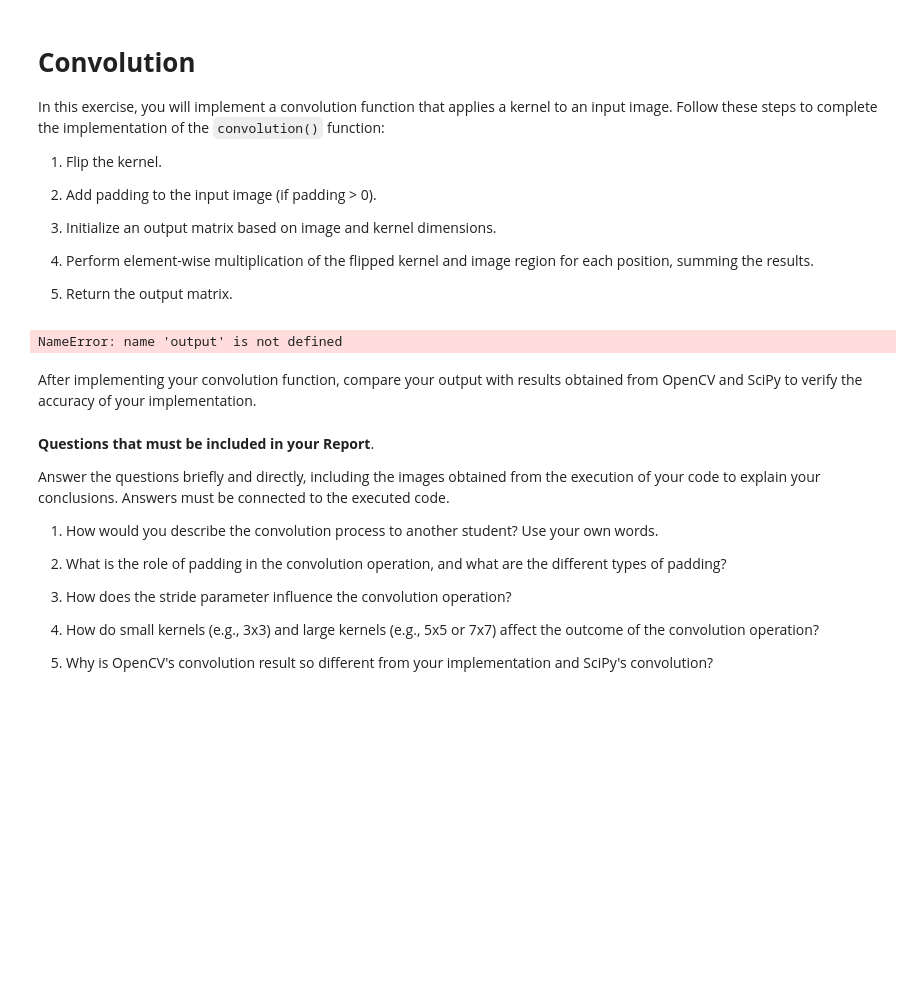
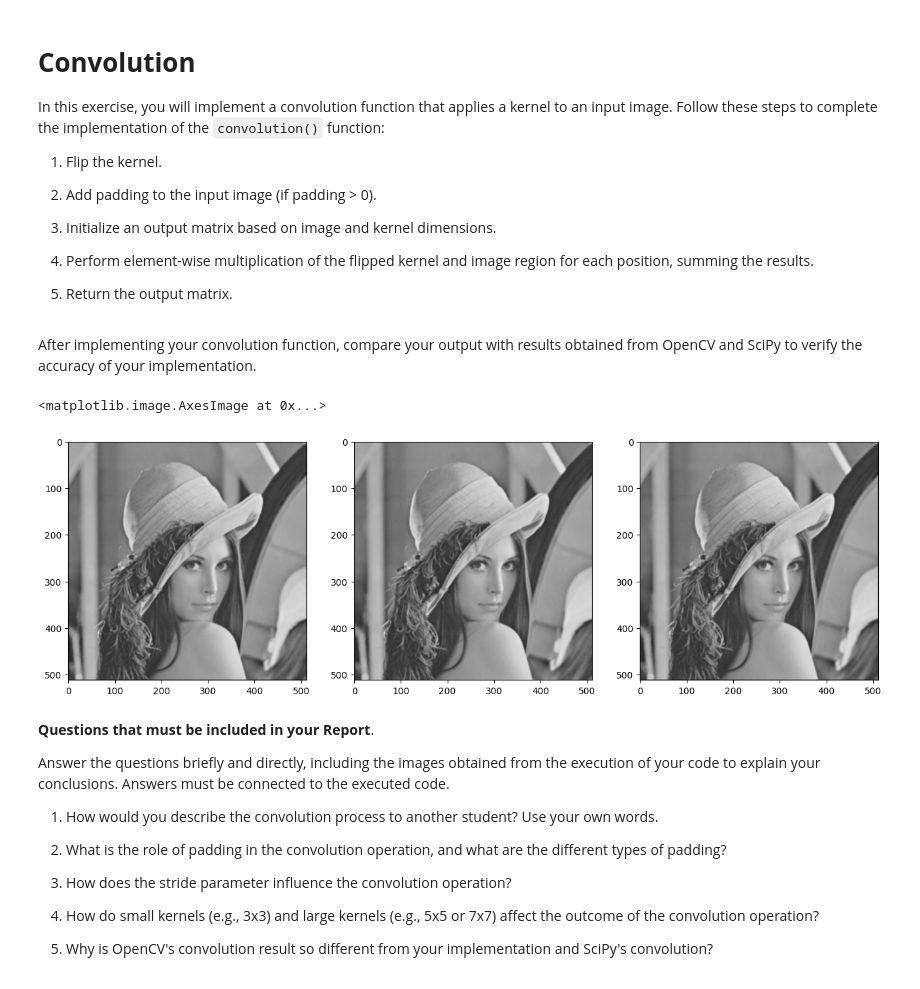
Before and after one commit to Pablo-H-H/Proyecto-1-Vision-Por-Computador, a Jupyter notebook: Project1.ipynb, the cells around one changed output. Cells and saved outputs as stored; diff of their text form; code cells hidden in the pictures; blank space fills up the shorter version.

Commit message:
Convolution hasta sobel filter

```diff
--- a/Project1.ipynb
+++ b/Project1.ipynb
@@ -28,44 +28,3 @@ In this exercise, you will implement a convolution function that applies a kerne
 4. Perform element-wise multiplication of the flipped kernel and image region for each position, summing the results.
 
 5. Return the output matrix.
-# %%
-# Import libraries
-...
-
-# Load an image (grayscale and color)
-image = ...
-
-# Create a kernel
-kernel = ...
-
-# Set needed variables
-padding = ...
-stride = ...
-
-def convolution(image, kernel, padding=0, stride=1):
-    """
-    Performs a convolution operation on a multi-channel image using a given kernel.
-
-    Parameters:
-      image: A 2D array representing the input image (height, width).
-      kernel: A 2D array representing the convolution kernel (height, width).
-      padding: An integer representing the amount of padding.
-      stride: An integer representing the step size for moving the kernel.
-
-    Returns:
-      An array representing the output image after applying the convolution operation.
-    """
-    # Remember to flip the kernel
-    # Use the np.pad() function for padding, and implement only one padding mode (e.g., constant)
-    # Your code goes here!
-
-    return output
-
-
-# Apply your convolution
-custom_result = convolution(image, kernel, padding, stride)
-
-# Display the image and convolved_image
-# Your code to display the images goes here!
-# %% [output]
-NameError: name 'output' is not defined
@@ -74,31 +115,40 @@ After implementing your convolution function, compare your output with results o
 # %%
 # Import libraries
 from scipy.signal import convolve2d
-...
+import cv2
+import numpy as np
+import matplotlib.pyplot as plt
 
 # Load an image (grayscale and color)
-image = ...
+image = cv2.imread("./images/lenna.png", 0)
 
 # Create a kernel
-kernel = ...
+kernel = np.ones((3,3))/9
 
 # Set needed variables
-padding = ...
-stride = ...
+padding = 1
+stride = 1
 
 ### Compare outputs from your convolution implementation with OpenCV and SciPy ###
+fig, ax = plt.subplots(1, 3, figsize=(16, 5))
 
 # Your convolution
 custom_result = convolution(image, kernel, padding, stride)
+ax[0].imshow(custom_result, cmap='gray', vmin=0, vmax=255)
 
 # OpenCV's convolution
 opencv_result = cv2.filter2D(image, -1, kernel, borderType=cv2.BORDER_REPLICATE)
+ax[1].imshow(opencv_result, cmap='gray', vmin=0, vmax=255)
 
 # Scipy's convolution
 scipy_result = convolve2d( image, kernel, mode='same')
+ax[2].imshow(scipy_result, cmap='gray', vmin=0, vmax=255)
 
 # Display the custom_result, opencv_result and scipy_result
 # Your code to display the images goes here!
+# %% [output]
+<matplotlib.image.AxesImage at 0x...>
+[figure, added]
 # %% [markdown]
 **Questions that must be included in your Report**.
 
```
Also changed, not shown: parts of 4 cells of this notebook, 2 other files.
